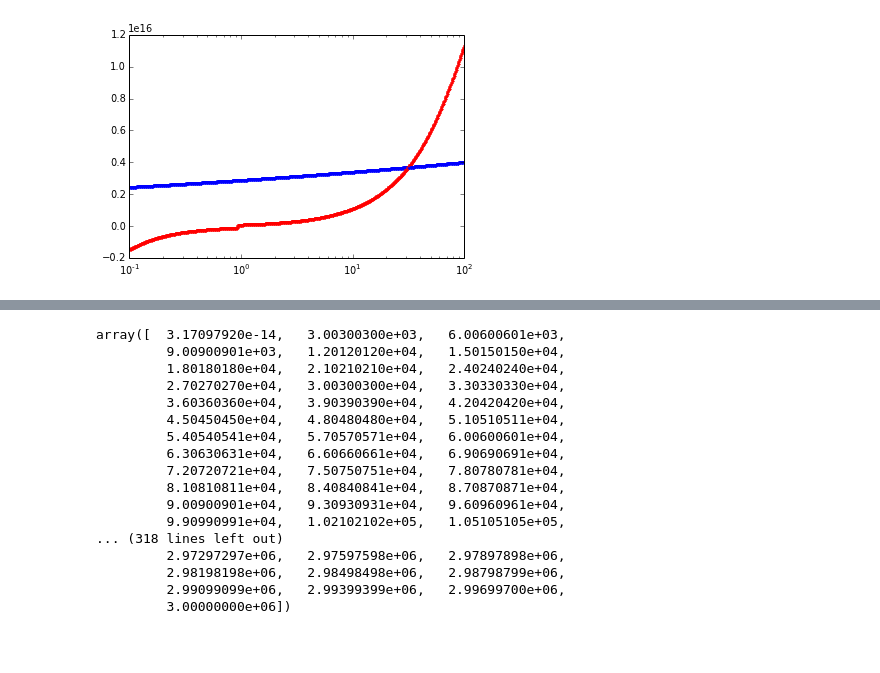
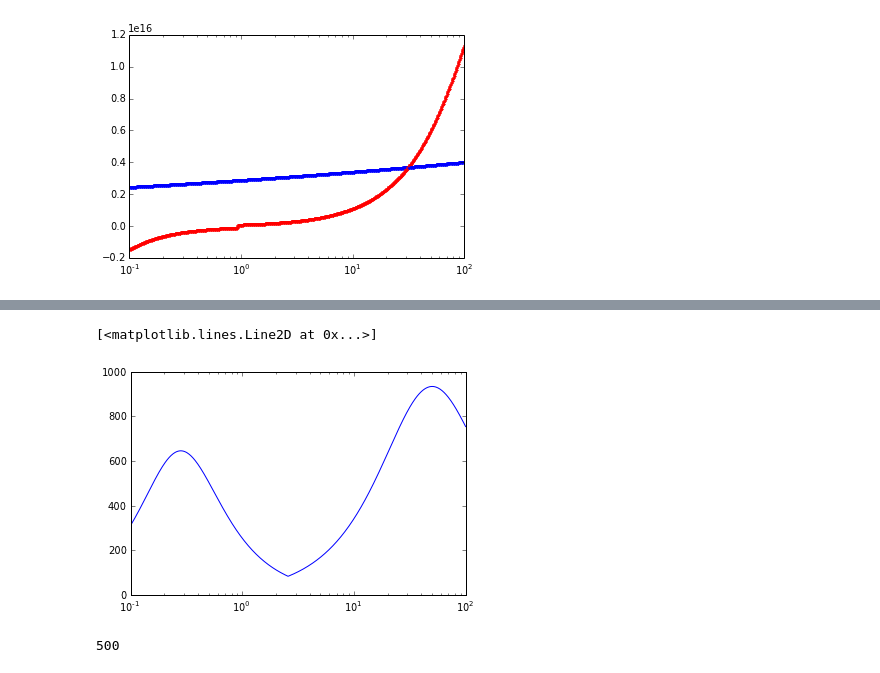
Before and after one commit to apiso/Thesis, a Jupyter notebook: python/drift_and_acc.ipynb, the cells around one changed output, grey strips where cells are left out. Drawn from its saved outputs; the diff is of its cells as text; code cells hidden in the pictures; blank space fills up the shorter version.

```diff
--- a/python/drift_and_acc.ipynb
+++ b/python/drift_and_acc.ipynb
@@ -101,20 +84,10 @@ print x[0] / x[1]
-# %%
-np.linspace(1e-6, 3e6 * 365 * 24 * 3600, 1000) / (365 * 24 * 3600)
-# %% [output]
-array([  3.17097920e-14,   3.00300300e+03,   6.00600601e+03,
-         9.00900901e+03,   1.20120120e+04,   1.50150150e+04,
-         1.80180180e+04,   2.10210210e+04,   2.40240240e+04,
-         2.70270270e+04,   3.00300300e+04,   3.30330330e+04,
-         3.60360360e+04,   3.90390390e+04,   4.20420420e+04,
-         4.50450450e+04,   4.80480480e+04,   5.10510511e+04,
-         5.40540541e+04,   5.70570571e+04,   6.00600601e+04,
-         6.30630631e+04,   6.60660661e+04,   6.90690691e+04,
-         7.20720721e+04,   7.50750751e+04,   7.80780781e+04,
-         8.10810811e+04,   8.40840841e+04,   8.70870871e+04,
-         9.00900901e+04,   9.30930931e+04,   9.60960961e+04,
-         9.90990991e+04,   1.02102102e+05,   1.05105105e+05,
-... (318 lines left out)
-         2.97297297e+06,   2.97597598e+06,   2.97897898e+06,
-         2.98198198e+06,   2.98498498e+06,   2.98798799e+06,
-         2.99099099e+06,   2.99399399e+06,   2.99699700e+06,
-         3.00000000e+06])
+# %%
+rdotv = []
+
+for i in range(len(r)):
+    rdotv = np.append(rdotv, rdot(r[i], 10, betaS = 1))
+# %%
+plt.semilogx(r, - rdotv)
+# %% [output]
+[<matplotlib.lines.Line2D at 0x...>]
+[figure, added]
@@ -120,0 +109,4 @@ array([  3.17097920e-14,   3.00300300e+03,   6.00600601e+03,
+# %%
+len(array[:,0,0])
+# %% [output]
+500
```
Also changed, not shown: parts of 11 cells of this notebook, 10 other files.
